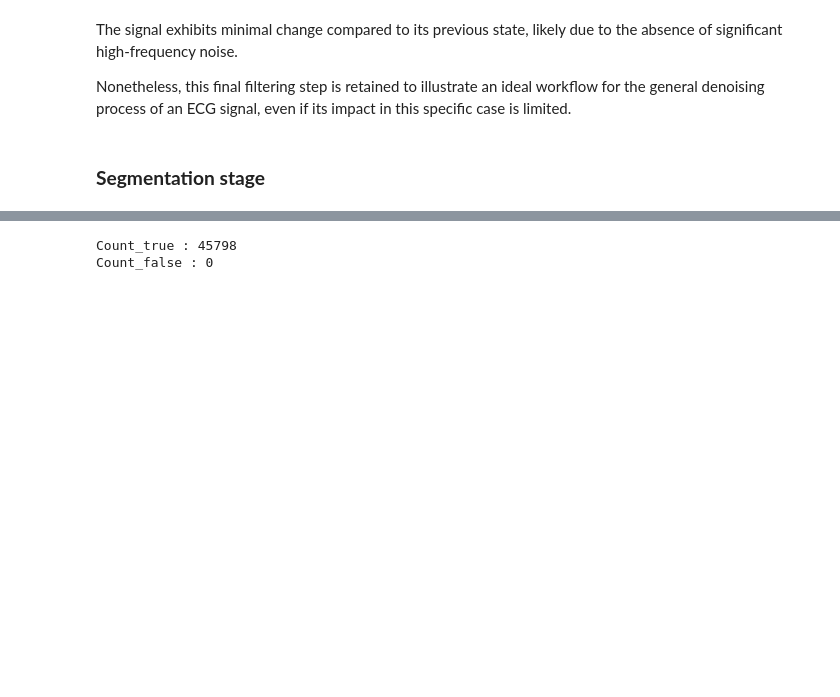
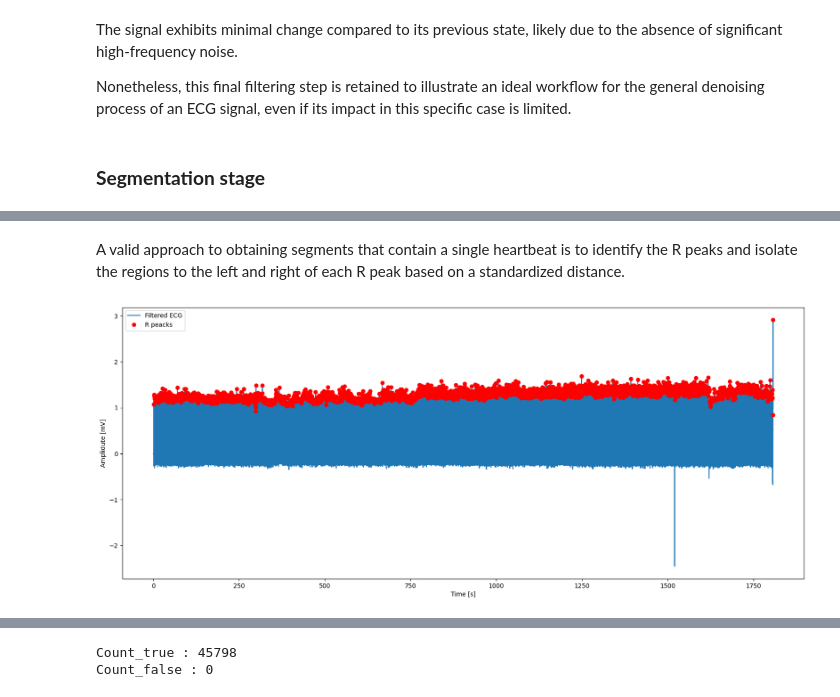
Before and after one commit to GiulioTaralli/Deep-Learning-Classification-MIT-BIH-Arrhythmia-Database, a Jupyter notebook: MIT_BIH_Arrhytmia_Classification.ipynb, the cells around one changed output, grey strips where cells are left out. Cells and saved outputs as stored; diff of their text form; code cells hidden in the pictures; blank space fills up the shorter version.

Commit message:
Segmentation stage and Feature extraction stage chapters completed! Added more explanations, cleaned the code and moved the functions on top of the chapter.

```diff
--- a/MIT_BIH_Arrhytmia_Classification.ipynb
+++ b/MIT_BIH_Arrhytmia_Classification.ipynb
@@ -830,0 +434,26 @@ With these operations we went from 103101 segments to 21300. Fewer segments but
+# %% [markdown]
+A valid approach to obtaining segments that contain a single heartbeat is to identify the R peaks and isolate the regions to the left and right of each R peak based on a standardized distance.
+# %%
+fs = 360  # Sampling rate (e.g. MIT-BIH)
+
+# Add 1 second of padding on left
+padding_length = fs
+filtered_signal_final_padded = np.concatenate((np.zeros(padding_length), filtered_signal_final))
+
+# Identifying peaks
+peaks, _ = sp.signal.find_peaks(filtered_signal_final_padded, height=0.5, distance=fs//4)  # Minimum height and distance between peaks
+# Another way to find R peaks is to use the NeuroKit library, but is more inaccurate than mine approach
+## signals, info = nk.ecg_process(filteredSignalFinal, sampling_rate=360, method="engzeemod2012")
+## peaks = info['ECG_R_Peaks']
+
+# Plot
+plt.figure(figsize=(20, 8))
+t = np.arange(len(filtered_signal_final_padded)) / fs  # Creating the time axis
+plt.plot(t, filtered_signal_final_padded, label="Filtered ECG")  # X-axis: time
+plt.plot(t[peaks], filtered_signal_final_padded[peaks], "ro", label="R peacks")  # Use t[peaks] to align the x's
+plt.xlabel("Time [s]")
+plt.ylabel("Amplidute [mV]")
+plt.legend()
+plt.show()
+# %% [output]
+[figure, added]
```
Also changed, not shown: parts of 70 cells of this notebook.
